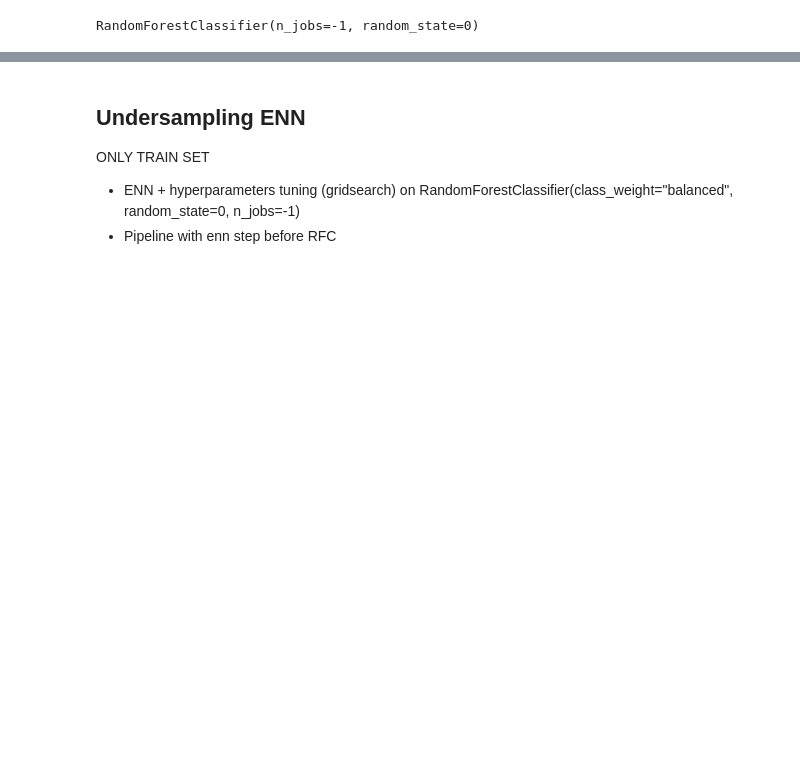
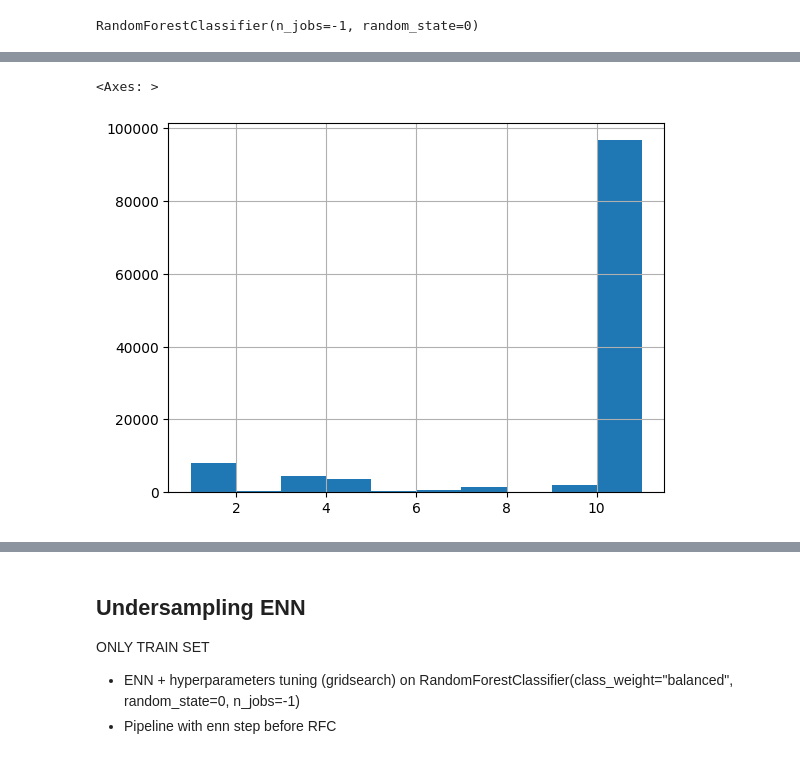
Before and after one commit to HITOfficial/data-mining, a Jupyter notebook: imbalanced-learning/checkpoint.ipynb, the cells around one changed output, grey strips where cells are left out. Drawn from its saved outputs; the diff is of its cells as text; code cells hidden in the pictures; blank space fills up the shorter version.

```diff
--- a/imbalanced-learning/checkpoint.ipynb
+++ b/imbalanced-learning/checkpoint.ipynb
@@ -473,0 +503,5 @@ avg precision: 99.85%
+# %%
+y_test.hist()
+# %% [output]
+<Axes: >
+[figure, added]
```
Also changed, not shown: parts of 26 cells of this notebook.
